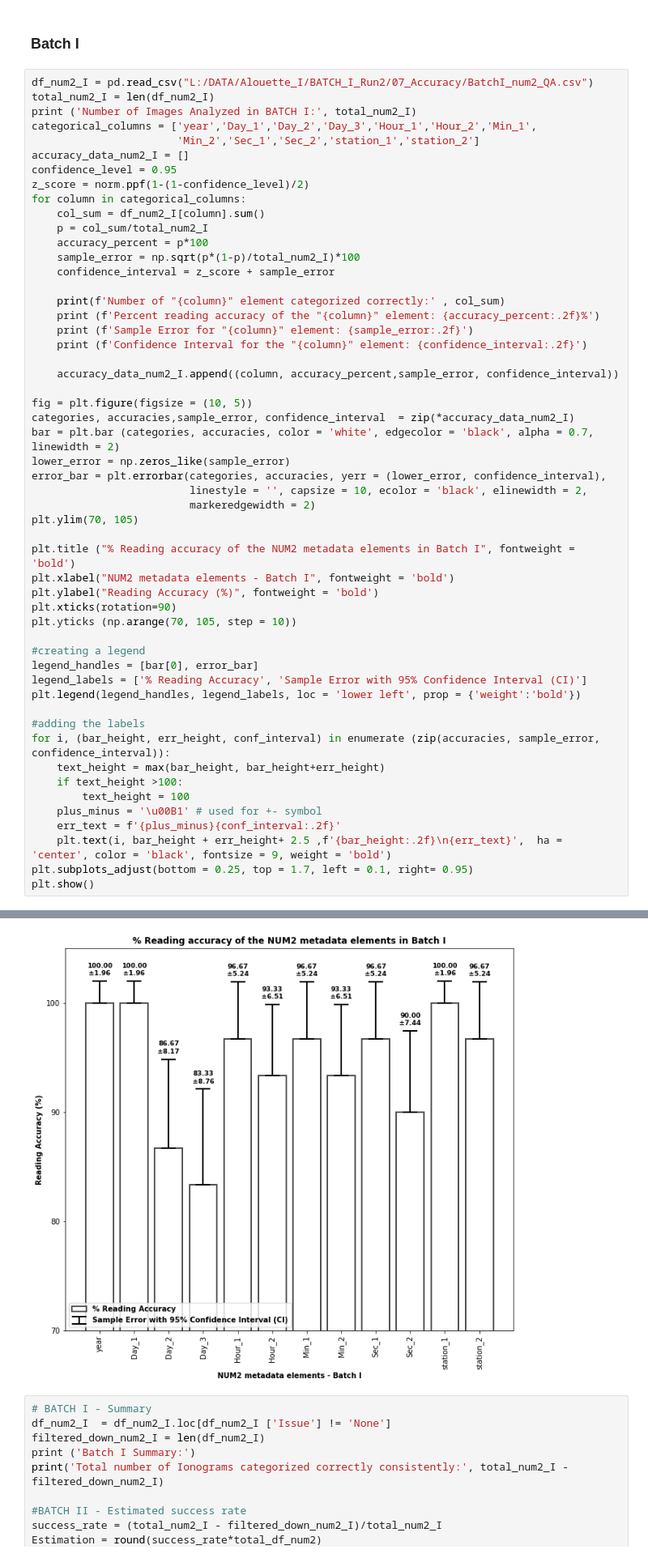
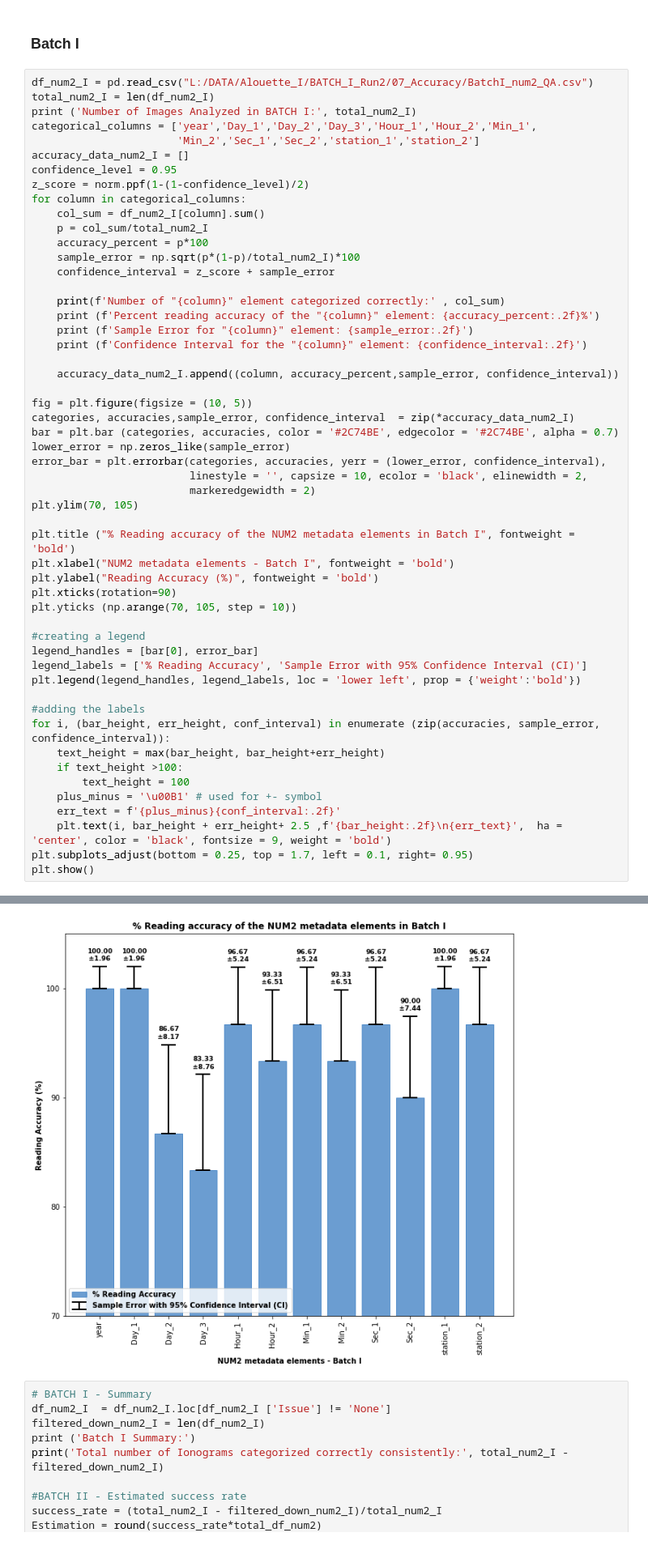
Before and after one commit to asc-csa/Alouette_ISIS_extract, a Jupyter notebook: code/C_Overall Metadata Reading Accuracy for Alouette-1.ipynb, the cells around one changed output, grey strips where cells are left out. Shown at 81% size. Drawn from its saved outputs; the diff is of its cells as text.

```diff
--- a/code/C_Overall Metadata Reading Accuracy for Alouette-1.ipynb
+++ b/code/C_Overall Metadata Reading Accuracy for Alouette-1.ipynb
@@ -326,7 +326,7 @@ for column in categorical_columns:
 
 fig = plt.figure(figsize = (10, 5))
 categories, accuracies,sample_error, confidence_interval  = zip(*accuracy_data_num2_I)
-bar = plt.bar (categories, accuracies, color = 'white', edgecolor = 'black', alpha = 0.7, linewidth = 2)
+bar = plt.bar (categories, accuracies, color = '#2C74BE', edgecolor = '#2C74BE', alpha = 0.7)
 lower_error = np.zeros_like(sample_error)
 error_bar = plt.errorbar(categories, accuracies, yerr = (lower_error, confidence_interval),
                          linestyle = '', capsize = 10, ecolor = 'black', elinewidth = 2,
@@ -345,34 +345,34 @@ legend_labels = ['% Reading Accuracy', 'Sample Error with 95% Confidence Interva
 plt.legend(legend_handles, legend_labels, loc = 'lower left', prop = {'weight':'bold'})
 
 #adding the labels
 for i, (bar_height, err_height, conf_interval) in enumerate (zip(accuracies, sample_error, confidence_interval)):
     text_height = max(bar_height, bar_height+err_height)
     if text_height >100:
         text_height = 100
     plus_minus = '\u00B1' # used for +- symbol
     err_text = f'{plus_minus}{conf_interval:.2f}'
     plt.text(i, bar_height + err_height+ 2.5 ,f'{bar_height:.2f}\n{err_text}',  ha = 'center', color = 'black', fontsize = 9, weight = 'bold')
 plt.subplots_adjust(bottom = 0.25, top = 1.7, left = 0.1, right= 0.95)
 plt.show()
 # %% [output]
 Number of Images Analyzed in BATCH I: 30
 Number of "year" element categorized correctly: 30
 Percent reading accuracy of the "year" element: 100.00%
 Sample Error for "year" element: 0.00
 Confidence Interval for the "year" element: 1.96
 Number of "Day_1" element categorized correctly: 30
 Percent reading accuracy of the "Day_1" element: 100.00%
 Sample Error for "Day_1" element: 0.00
 Confidence Interval for the "Day_1" element: 1.96
 Number of "Day_2" element categorized correctly: 26
 Percent reading accuracy of the "Day_2" element: 86.67%
 Sample Error for "Day_2" element: 6.21
 ... (33 lines left out)
 Number of "station_2" element categorized correctly: 29
 Percent reading accuracy of the "station_2" element: 96.67%
 Sample Error for "station_2" element: 3.28
 Confidence Interval for the "station_2" element: 5.24
-[figure, old version]
+[figure, new version]
 # %%
 # BATCH I - Summary
 df_num2_I  = df_num2_I.loc[df_num2_I ['Issue'] != 'None']
```
Also changed, not shown: parts of 15 cells of this notebook.
